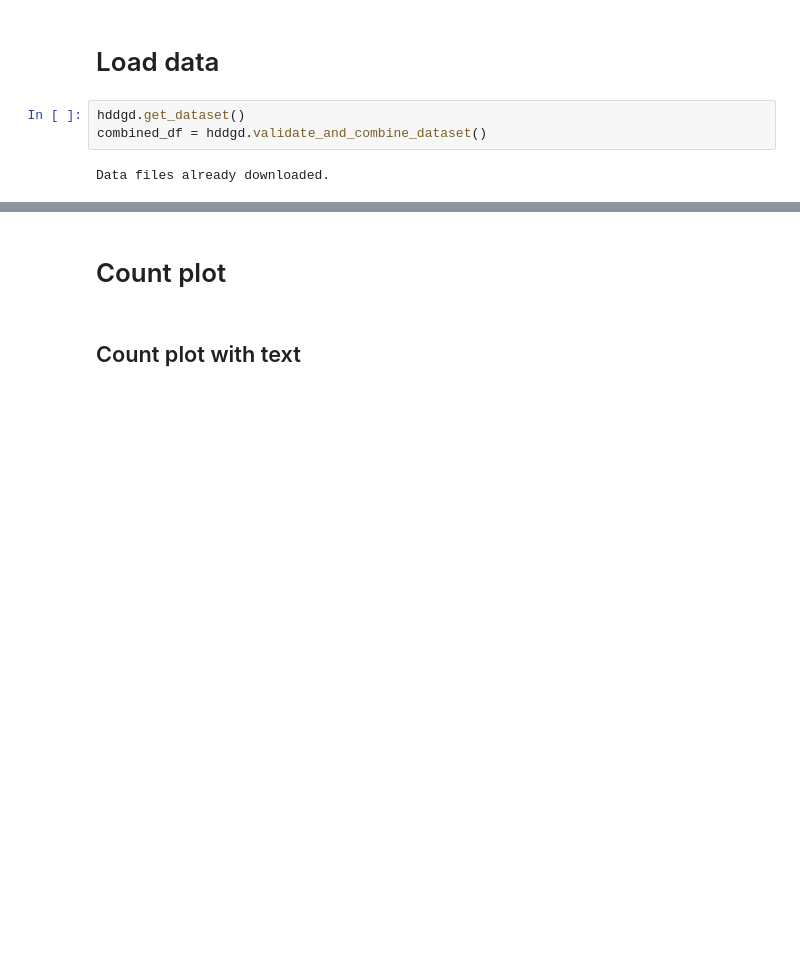
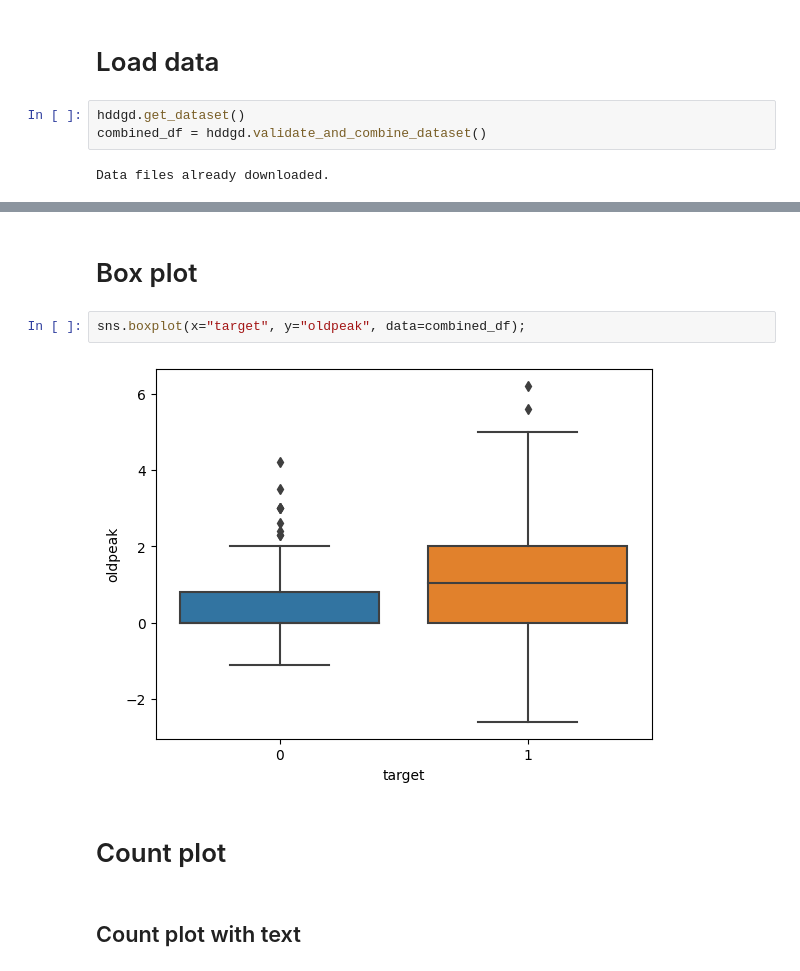
Before and after one commit to proinsias/ds-playground, a Jupyter notebook: notebooks/1.2-data-exploration-seaborn.ipynb, the cells around one changed output, grey strips where cells are left out. Drawn from its saved outputs; the diff is of its cells as text; blank space fills up the shorter version.

```diff
--- a/notebooks/1.2-data-exploration-seaborn.ipynb
+++ b/notebooks/1.2-data-exploration-seaborn.ipynb
@@ -65,3 +75,9 @@ combined_df.head()
+# %% [markdown]
+# Box plot
+# %%
+sns.boxplot(x="target", y="oldpeak", data=combined_df);
+# %% [output]
+[figure, added]
 # %% [markdown]
 # Count plot
 # %% [markdown]
```
Also changed, not shown: parts of 10 cells of this notebook, 5 other files.
